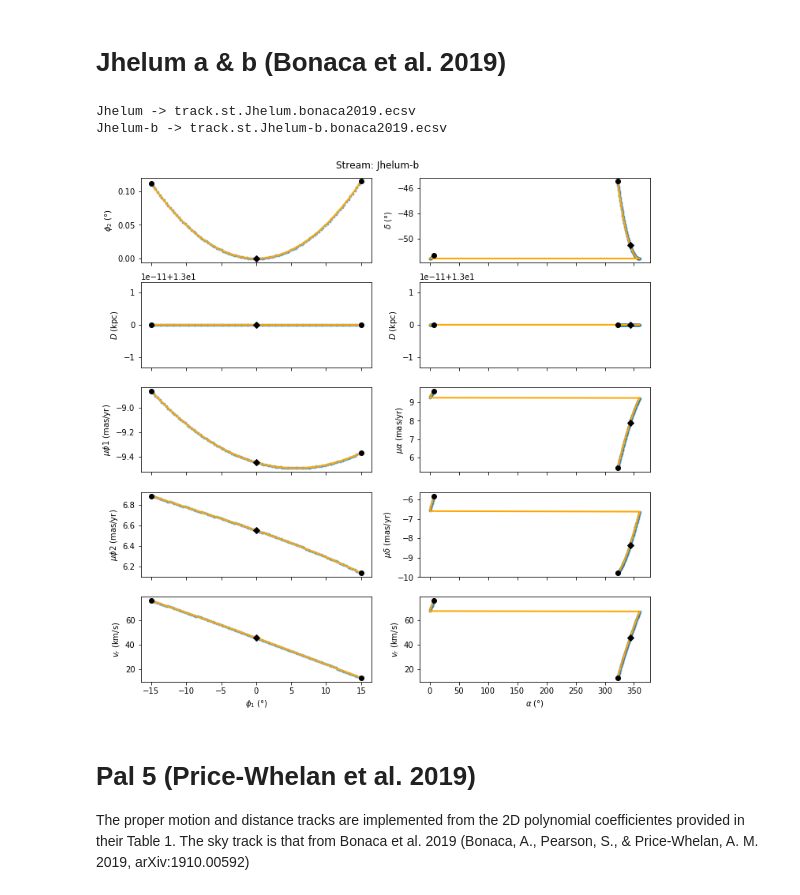
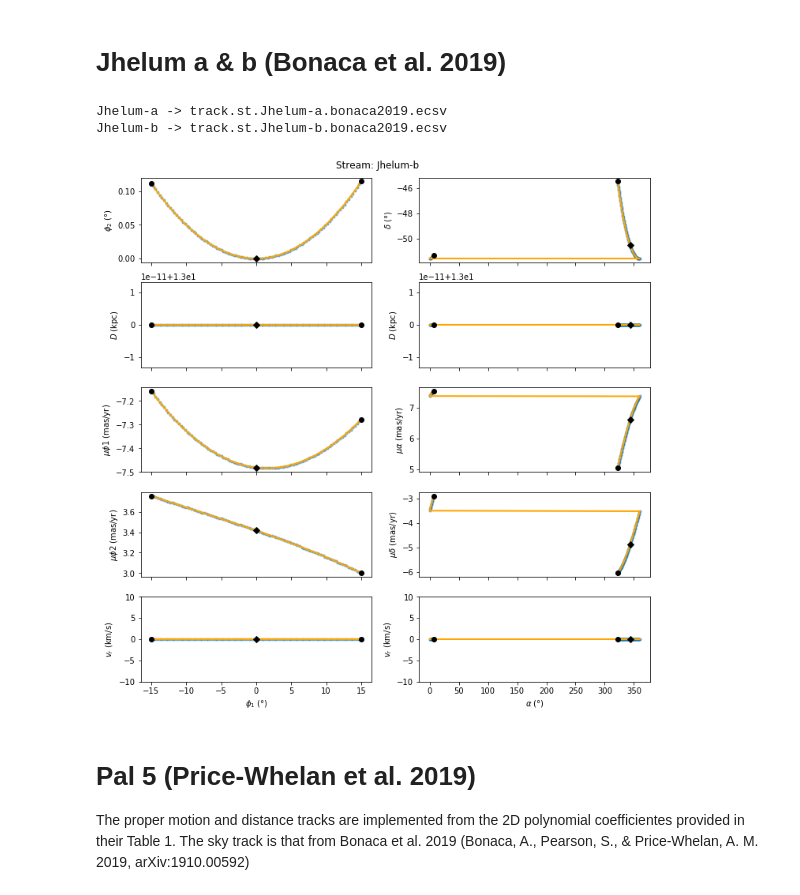
Before and after one commit to cmateu/galstreams, a Jupyter notebook: galstreams/tracks/standardized_tracks.ipynb, the cells around one changed output. Cells and saved outputs as stored; diff of their text form; code cells hidden in the pictures.

```diff
--- a/galstreams/tracks/standardized_tracks.ipynb
+++ b/galstreams/tracks/standardized_tracks.ipynb
@@ -1866,38 +1993,45 @@ stream_frame = gc.greatcircle.GreatCircleICRSFrame.from_R(R)
 Jhelum_a = ac.SkyCoord(phi1=phi1*u.deg, phi2=phi2_a*u.deg, distance=D*u.kpc, frame=stream_frame,
                        pm_phi1_cosphi2=pm1_fit(phi1)*u.mas/u.yr, pm_phi2=pm2_fit(phi1)*u.mas/u.yr,
                        radial_velocity=zeros*u.km/u.s)
 Jhelum_b = ac.SkyCoord(phi1=phi1*u.deg, phi2=phi2_b*u.deg, distance=D*u.kpc, frame=stream_frame,
                        pm_phi1_cosphi2=pm1_fit(phi1)*u.mas/u.yr, pm_phi2=pm2_fit(phi1)*u.mas/u.yr,
                        radial_velocity=zeros*u.km/u.s)
 
 #in Bonaca2019 they refer to PW-B 2018, there they use Schoenrich, Binney & Dennen 2010, Bovy 2015
 #VLSR: Bovy, J. 2015, The Astrophysical Journal Supplement Series, 216, doi: 10.1088/0067-0049/216/2/29
 Vsun_GSR = np.array([11.1,232.24,7.25])*u.km/u.s
 galactocentric_frame=ac.Galactocentric(galcen_distance=8.34*u.kpc,galcen_v_sun= -Vsun_GSR)
 
 Jhelum_a_uncorr = gc.reflex_correct(Jhelum_a, galactocentric_frame=galactocentric_frame)
 Jhelum_b_uncorr = gc.reflex_correct(Jhelum_b, galactocentric_frame=galactocentric_frame)
 
 Ref = "Bonaca2019"
-Name,ShortName= "Jhelum","Jhe"
+Name,ShortName= "Jhelum-a","Jhe-a"
 
-generate_track_from_points_plot_and_store(Jhelum_a_uncorr, Name, Ref, deg=5, mid_point=None,
+# generate_track_from_points_plot_and_store(Jhelum_a_uncorr, Name, Ref, deg=5, mid_point=None,
+#                                           ShortName=ShortName, clf=True, plot_obs=True, InfoFlags="1011")
+generate_track_from_points_plot_and_store(Jhelum_a, Name, Ref, deg=5, mid_point=None,
                                           ShortName=ShortName, clf=True, plot_obs=True, InfoFlags="1011")
+
 
 Ref = "Bonaca2019"
 Name,ShortName= "Jhelum-b","Jhe-b"
 
-generate_track_from_points_plot_and_store(Jhelum_b_uncorr, Name, Ref, deg=5, mid_point=None,
+# generate_track_from_points_plot_and_store(Jhelum_b_uncorr, Name, Ref, deg=5, mid_point=None,
+#                                           ShortName=ShortName, clf=False, plot_obs=True, InfoFlags="1011")
+generate_track_from_points_plot_and_store(Jhelum_b, Name, Ref, deg=5, mid_point=None,
                                           ShortName=ShortName, clf=False, plot_obs=True, InfoFlags="1011")
 
+#Private note: The muphi1,muphi2 shown in fig. 4 are *not* corrected by the solar reflex motion. I checked this by comparing to the members from Shipp2018
+# which coincide with those from I21. If I assume the pms are corrected the B19 tracks in pm are systematically shifted.
 
 #plt.plot(phi1_mu2,mu2)
 #plt.plot(phi1,phi2-0.9)
 # plt.ylim(-5,5)
 # %% [output]
-Jhelum -> track.st.Jhelum.bonaca2019.ecsv
+Jhelum-a -> track.st.Jhelum-a.bonaca2019.ecsv
 Jhelum-b -> track.st.Jhelum-b.bonaca2019.ecsv
-[figure, old version]
+[figure, new version]
 # %% [markdown]
 Pal 5 (Price-Whelan et al. 2019)
 =====
```
Also changed, not shown: parts of 13 cells of this notebook, 35 other files.
